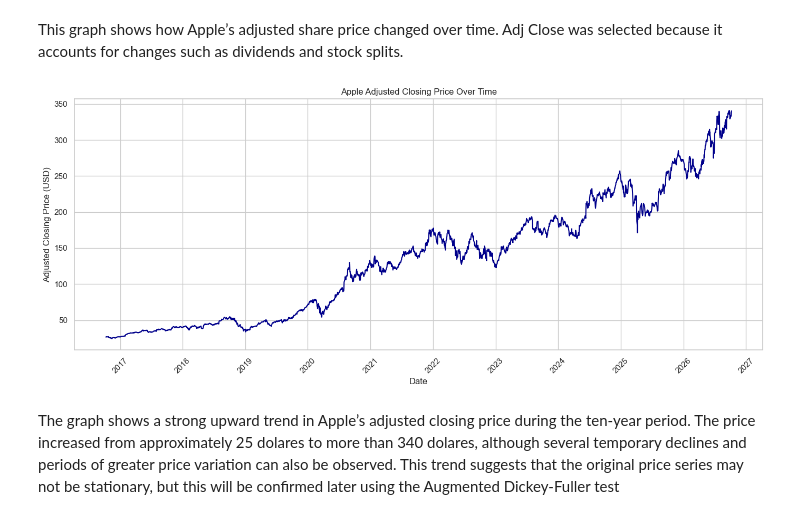
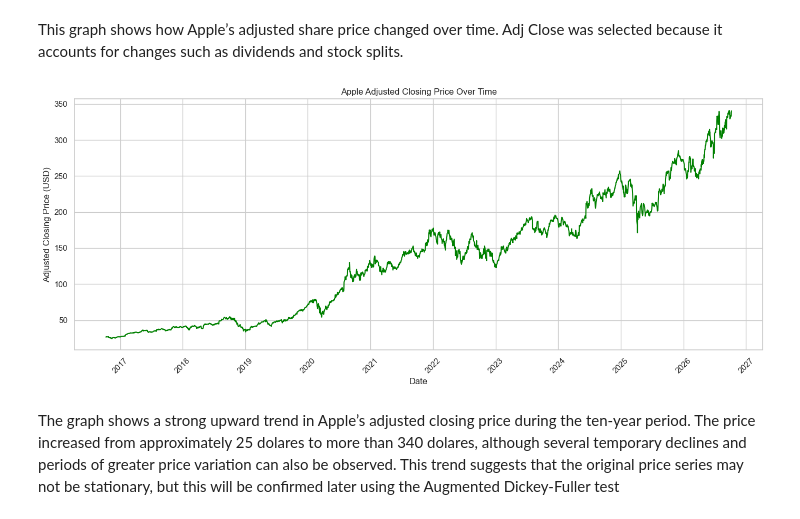
Before and after one commit to 2026228-dev/CA1MLB-2026228, a Jupyter notebook: AAPL.ipynb, the cells around one changed output. Saved outputs shown, nothing was run; the diff lists cells and outputs as text; code cells hidden in the pictures.

```diff
--- a/AAPL.ipynb
+++ b/AAPL.ipynb
@@ -132,22 +132,22 @@ This graph shows how Apple’s adjusted share price changed over time. Adj Close
 # %%
 sns.set_theme(style="whitegrid")
 
 plt.figure(figsize=(14, 6))
 
 plt.plot(
     data["Date"],
     data["Adj Close"],
-    color="darkblue",
+    color="green",
     linewidth=1.5
 )
 
 plt.title("Apple Adjusted Closing Price Over Time")
 plt.xlabel("Date")
 plt.ylabel("Adjusted Closing Price (USD)")
 plt.xticks(rotation=45)
 plt.tight_layout()
 plt.show()
 # %% [output]
-[figure, old version]
+[figure, new version]
 # %% [markdown]
 The graph shows a strong upward trend in Apple’s adjusted closing price during the ten-year period. The price increased from approximately 25 dolares  to  more  than 340 dolares, although several temporary declines and periods of greater price variation can also be observed. This trend suggests that the original price series may not be stationary, but this will be confirmed later using the Augmented Dickey-Fuller test
```
Also changed, not shown: parts of 6 cells of this notebook.
